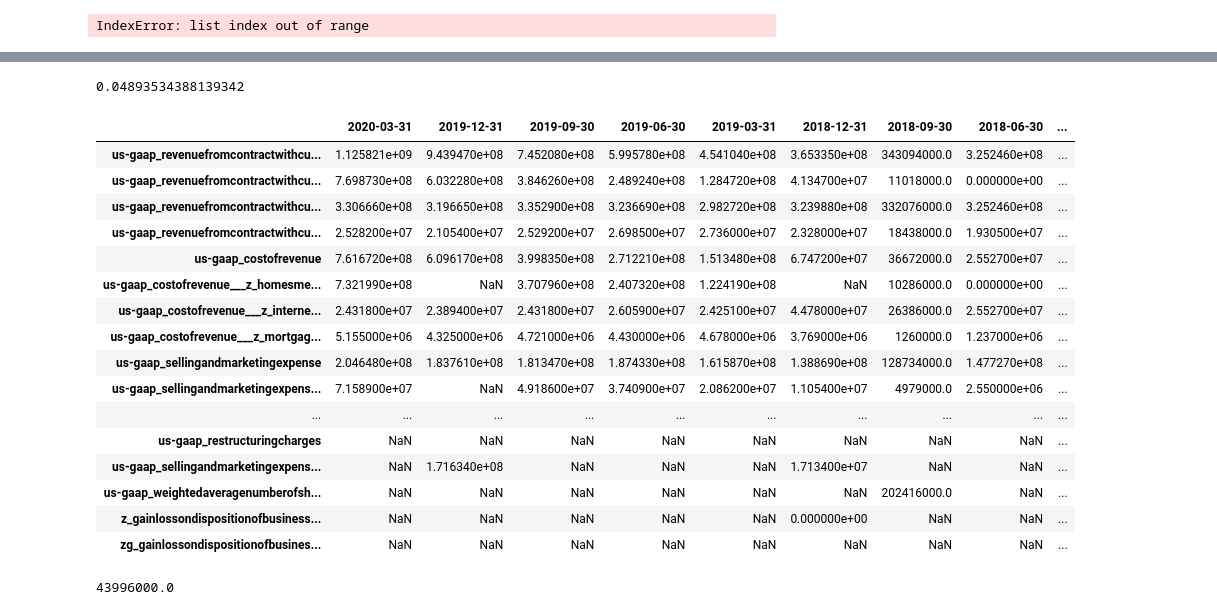
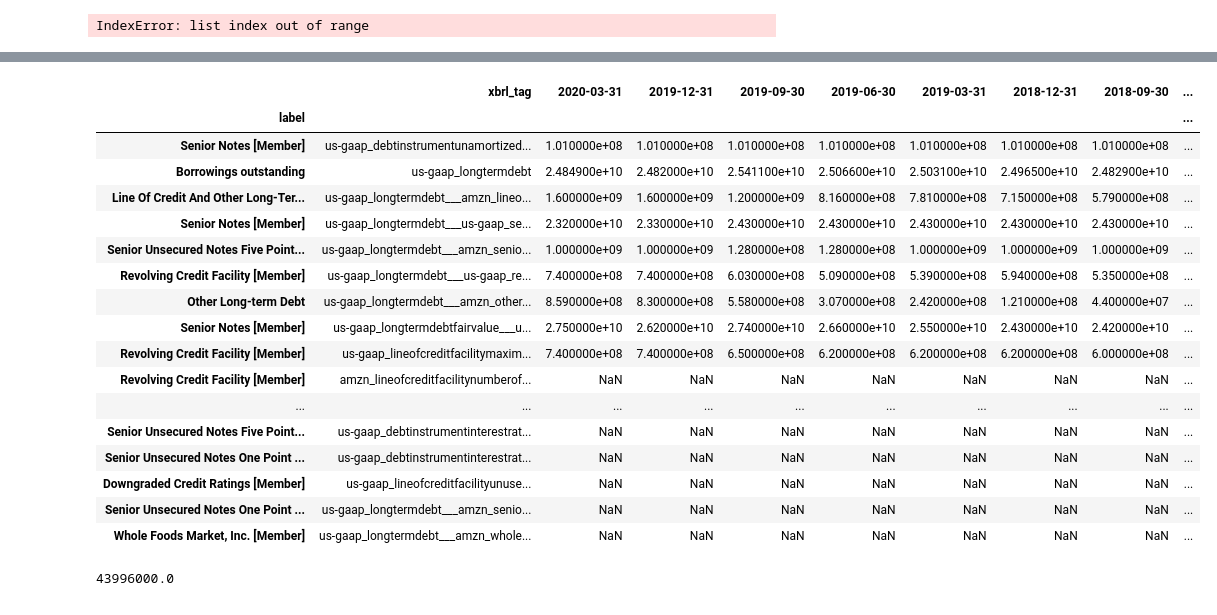
Before and after one commit to antgoldbloom/XBRL_Parser, a Jupyter notebook: view_csvs.ipynb, the cells around one changed output, grey strips where cells are left out. Saved outputs shown, nothing was run; the diff lists cells and outputs as text; code cells hidden in the pictures.

```diff
--- a/view_csvs.ipynb
+++ b/view_csvs.ipynb
@@ -44,29 +44,27 @@ Index(['us-gaap_revenuefromcontractwithcustomerexcludingassessedtax',
 # %%
 df = pd.read_csv('../data/timeseries/ZG/Statement/Condensed Consolidated Statements of Operations.csv',index_col=[0])
-# %%
-(7.698730e+08-7.321990e+08)/7.698730e+08
-# %% [output]
-0.04893534388139342
-# %%
-df
-# %% [output]
-|  | 2020-03-31 | 2019-12-31 | 2019-09-30 | 2019-06-30 | 2019-03-31 | 2018-12-31 | 2018-09-30 | 2018-06-30 | ... |
-| us-gaap_revenuefromcontractwithcu... | 1.125821e+09 | 9.439470e+08 | 7.452080e+08 | 5.995780e+08 | 4.541040e+08 | 3.653350e+08 | 343094000.0 | 3.252460e+08 | ... |
-| us-gaap_revenuefromcontractwithcu... | 7.698730e+08 | 6.032280e+08 | 3.846260e+08 | 2.489240e+08 | 1.284720e+08 | 4.134700e+07 | 11018000.0 | 0.000000e+00 | ... |
-| us-gaap_revenuefromcontractwithcu... | 3.306660e+08 | 3.196650e+08 | 3.352900e+08 | 3.236690e+08 | 2.982720e+08 | 3.239880e+08 | 332076000.0 | 3.252460e+08 | ... |
-| us-gaap_revenuefromcontractwithcu... | 2.528200e+07 | 2.105400e+07 | 2.529200e+07 | 2.698500e+07 | 2.736000e+07 | 2.328000e+07 | 18438000.0 | 1.930500e+07 | ... |
-| us-gaap_costofrevenue | 7.616720e+08 | 6.096170e+08 | 3.998350e+08 | 2.712210e+08 | 1.513480e+08 | 6.747200e+07 | 36672000.0 | 2.552700e+07 | ... |
-| us-gaap_costofrevenue___z_homesme... | 7.321990e+08 | NaN | 3.707960e+08 | 2.407320e+08 | 1.224190e+08 | NaN | 10286000.0 | 0.000000e+00 | ... |
-| us-gaap_costofrevenue___z_interne... | 2.431800e+07 | 2.389400e+07 | 2.431800e+07 | 2.605900e+07 | 2.425100e+07 | 4.478000e+07 | 26386000.0 | 2.552700e+07 | ... |
-| us-gaap_costofrevenue___z_mortgag... | 5.155000e+06 | 4.325000e+06 | 4.721000e+06 | 4.430000e+06 | 4.678000e+06 | 3.769000e+06 | 1260000.0 | 1.237000e+06 | ... |
-| us-gaap_sellingandmarketingexpense | 2.046480e+08 | 1.837610e+08 | 1.813470e+08 | 1.874330e+08 | 1.615870e+08 | 1.388690e+08 | 128734000.0 | 1.477270e+08 | ... |
-| us-gaap_sellingandmarketingexpens... | 7.158900e+07 | NaN | 4.918600e+07 | 3.740900e+07 | 2.086200e+07 | 1.105400e+07 | 4979000.0 | 2.550000e+06 | ... |
-| ... | ... | ... | ... | ... | ... | ... | ... | ... | ... |
-| us-gaap_restructuringcharges | NaN | NaN | NaN | NaN | NaN | NaN | NaN | NaN | ... |
-| us-gaap_sellingandmarketingexpens... | NaN | 1.716340e+08 | NaN | NaN | NaN | 1.713400e+07 | NaN | NaN | ... |
-| us-gaap_weightedaveragenumberofsh... | NaN | NaN | NaN | NaN | NaN | NaN | 202416000.0 | NaN | ... |
-| z_gainlossondispositionofbusiness... | NaN | NaN | NaN | NaN | NaN | 0.000000e+00 | NaN | NaN | ... |
-| zg_gainlossondispositionofbusines... | NaN | NaN | NaN | NaN | NaN | NaN | NaN | NaN | ... |
+# %%
+df = pd.read_csv('../data/timeseries/AMZN/Disclosure/Debt - Additional Information Details.csv',index_col=[0])
+df
+# %% [output]
+|  | xbrl_tag | 2020-03-31 | 2019-12-31 | 2019-09-30 | 2019-06-30 | 2019-03-31 | 2018-12-31 | 2018-09-30 | ... |
+| label |  |  |  |  |  |  |  |  | ... |
+| Senior Notes [Member] | us-gaap_debtinstrumentunamortized... | 1.010000e+08 | 1.010000e+08 | 1.010000e+08 | 1.010000e+08 | 1.010000e+08 | 1.010000e+08 | 1.010000e+08 | ... |
+| Borrowings outstanding | us-gaap_longtermdebt | 2.484900e+10 | 2.482000e+10 | 2.541100e+10 | 2.506600e+10 | 2.503100e+10 | 2.496500e+10 | 2.482900e+10 | ... |
+| Line Of Credit And Other Long-Ter... | us-gaap_longtermdebt___amzn_lineo... | 1.600000e+09 | 1.600000e+09 | 1.200000e+09 | 8.160000e+08 | 7.810000e+08 | 7.150000e+08 | 5.790000e+08 | ... |
+| Senior Notes [Member] | us-gaap_longtermdebt___us-gaap_se... | 2.320000e+10 | 2.330000e+10 | 2.430000e+10 | 2.430000e+10 | 2.430000e+10 | 2.430000e+10 | 2.430000e+10 | ... |
+| Senior Unsecured Notes Five Point... | us-gaap_longtermdebt___amzn_senio... | 1.000000e+09 | 1.000000e+09 | 1.280000e+08 | 1.280000e+08 | 1.000000e+09 | 1.000000e+09 | 1.000000e+09 | ... |
+| Revolving Credit Facility [Member] | us-gaap_longtermdebt___us-gaap_re... | 7.400000e+08 | 7.400000e+08 | 6.030000e+08 | 5.090000e+08 | 5.390000e+08 | 5.940000e+08 | 5.350000e+08 | ... |
+| Other Long-term Debt | us-gaap_longtermdebt___amzn_other... | 8.590000e+08 | 8.300000e+08 | 5.580000e+08 | 3.070000e+08 | 2.420000e+08 | 1.210000e+08 | 4.400000e+07 | ... |
+| Senior Notes [Member] | us-gaap_longtermdebtfairvalue___u... | 2.750000e+10 | 2.620000e+10 | 2.740000e+10 | 2.660000e+10 | 2.550000e+10 | 2.430000e+10 | 2.420000e+10 | ... |
+| Revolving Credit Facility [Member] | us-gaap_lineofcreditfacilitymaxim... | 7.400000e+08 | 7.400000e+08 | 6.500000e+08 | 6.200000e+08 | 6.200000e+08 | 6.200000e+08 | 6.000000e+08 | ... |
+| Revolving Credit Facility [Member] | amzn_lineofcreditfacilitynumberof... | NaN | NaN | NaN | NaN | NaN | NaN | NaN | ... |
+| ... | ... | ... | ... | ... | ... | ... | ... | ... | ... |
+| Senior Unsecured Notes Five Point... | us-gaap_debtinstrumentinterestrat... | NaN | NaN | NaN | NaN | NaN | NaN | NaN | ... |
+| Senior Unsecured Notes One Point ... | us-gaap_debtinstrumentinterestrat... | NaN | NaN | NaN | NaN | NaN | NaN | NaN | ... |
+| Downgraded Credit Ratings [Member] | us-gaap_lineofcreditfacilityunuse... | NaN | NaN | NaN | NaN | NaN | NaN | NaN | ... |
+| Senior Unsecured Notes One Point ... | us-gaap_longtermdebt___amzn_senio... | NaN | NaN | NaN | NaN | NaN | NaN | NaN | ... |
+| Whole Foods Market, Inc. [Member] | us-gaap_longtermdebt___amzn_whole... | NaN | NaN | NaN | NaN | NaN | NaN | NaN | ... |
 # %%
 1.712690e+08-127273000.0
 # %% [output]
```
Also changed, not shown: parts of 2 cells of this notebook, 2 other files.
